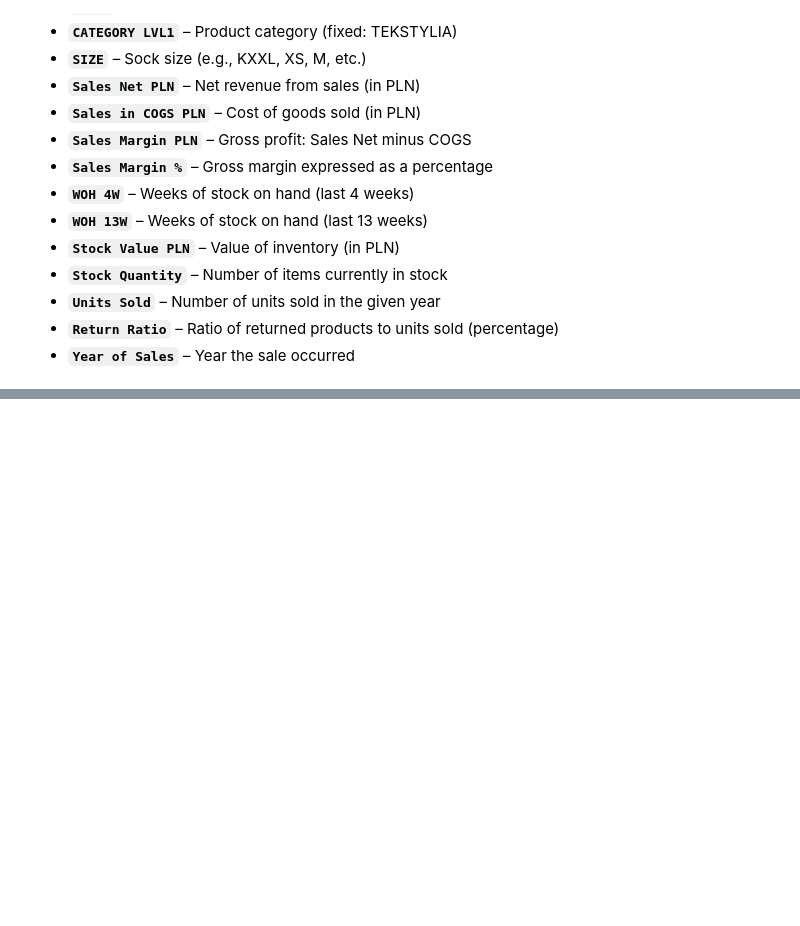
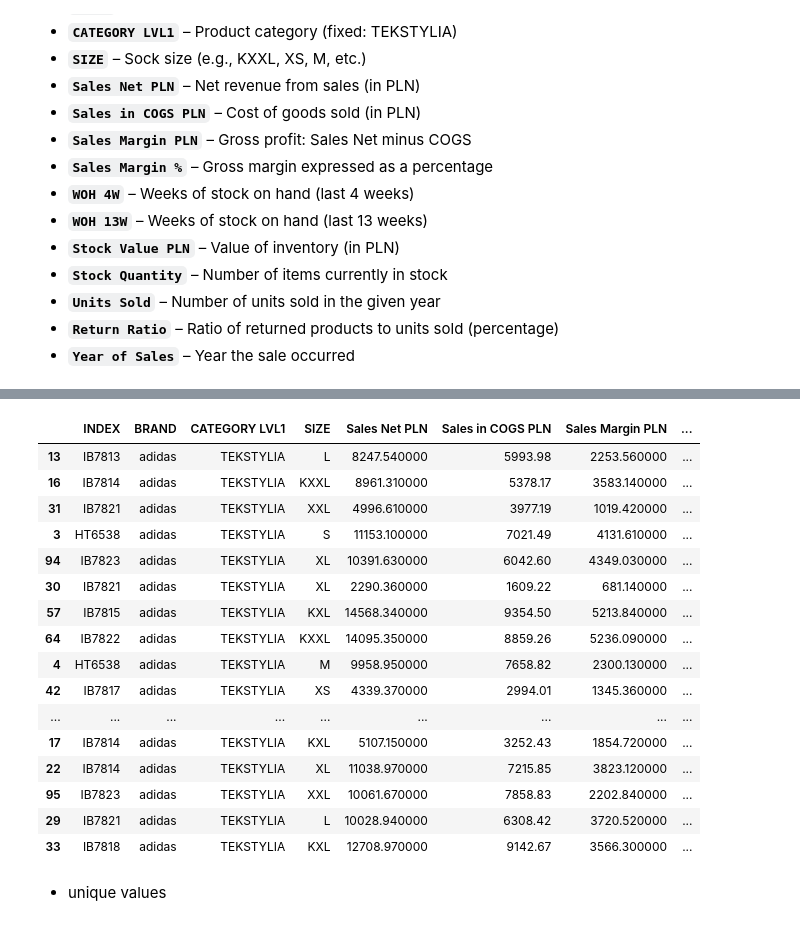
Before and after one commit to abinkiewicz/preorder_me, a Jupyter notebook: EDA.ipynb, the cells around one changed output, grey strips where cells are left out. Cells and saved outputs as stored; diff of their text form; code cells hidden in the pictures; blank space fills up the shorter version.

```diff
--- a/EDA.ipynb
+++ b/EDA.ipynb
@@ -34,0 +50,22 @@ ImportError: Missing optional dependency 'openpyxl'.  Use pip or conda to instal
+# %%
+df.sample(30)
+# %% [output]
+|  | INDEX | BRAND | CATEGORY LVL1 | SIZE | Sales Net PLN | Sales in COGS PLN | Sales Margin PLN | ... |
+| 13 | IB7813 | adidas | TEKSTYLIA | L | 8247.540000 | 5993.98 | 2253.560000 | ... |
+| 16 | IB7814 | adidas | TEKSTYLIA | KXXL | 8961.310000 | 5378.17 | 3583.140000 | ... |
+| 31 | IB7821 | adidas | TEKSTYLIA | XXL | 4996.610000 | 3977.19 | 1019.420000 | ... |
+| 3 | HT6538 | adidas | TEKSTYLIA | S | 11153.100000 | 7021.49 | 4131.610000 | ... |
+| 94 | IB7823 | adidas | TEKSTYLIA | XL | 10391.630000 | 6042.60 | 4349.030000 | ... |
+| 30 | IB7821 | adidas | TEKSTYLIA | XL | 2290.360000 | 1609.22 | 681.140000 | ... |
+| 57 | IB7815 | adidas | TEKSTYLIA | KXL | 14568.340000 | 9354.50 | 5213.840000 | ... |
+| 64 | IB7822 | adidas | TEKSTYLIA | KXXL | 14095.350000 | 8859.26 | 5236.090000 | ... |
+| 4 | HT6538 | adidas | TEKSTYLIA | M | 9958.950000 | 7658.82 | 2300.130000 | ... |
+| 42 | IB7817 | adidas | TEKSTYLIA | XS | 4339.370000 | 2994.01 | 1345.360000 | ... |
+| ... | ... | ... | ... | ... | ... | ... | ... | ... |
+| 17 | IB7814 | adidas | TEKSTYLIA | KXL | 5107.150000 | 3252.43 | 1854.720000 | ... |
+| 22 | IB7814 | adidas | TEKSTYLIA | XL | 11038.970000 | 7215.85 | 3823.120000 | ... |
+| 95 | IB7823 | adidas | TEKSTYLIA | XXL | 10061.670000 | 7858.83 | 2202.840000 | ... |
+| 29 | IB7821 | adidas | TEKSTYLIA | L | 10028.940000 | 6308.42 | 3720.520000 | ... |
+| 33 | IB7818 | adidas | TEKSTYLIA | KXL | 12708.970000 | 9142.67 | 3566.300000 | ... |
+# %% [markdown]
+- unique values
```
Also changed, not shown: parts of 3 cells of this notebook.
